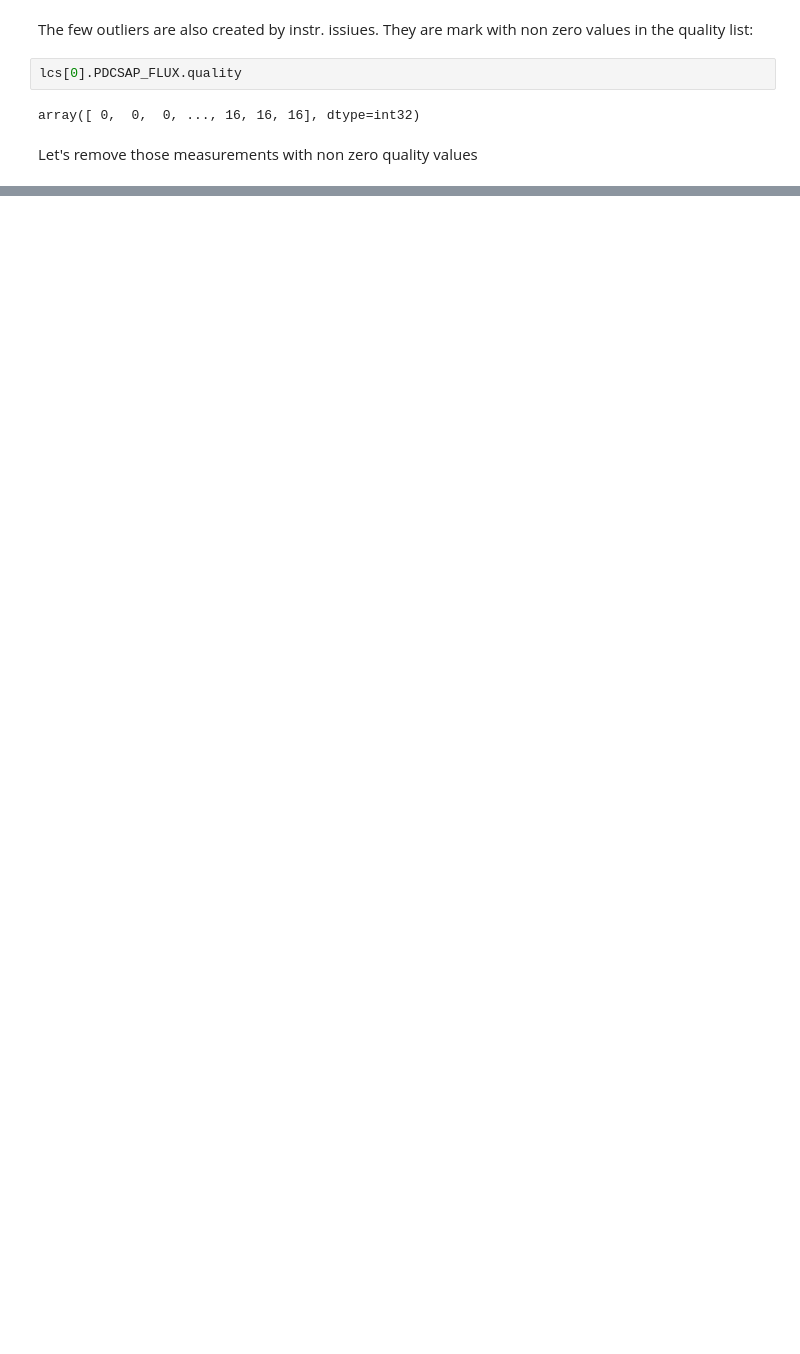
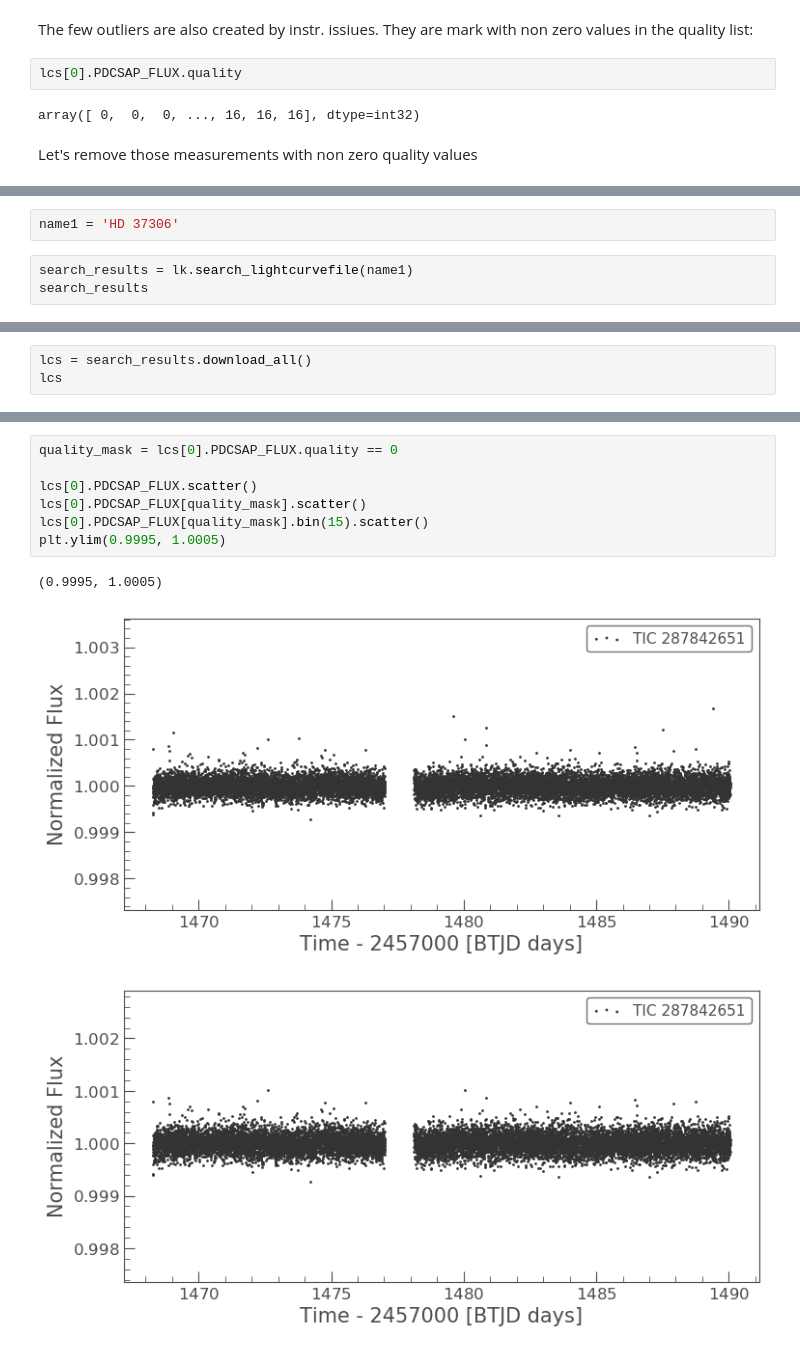
Before and after one commit to sebastian-zieba/exocomet_workshop, a Jupyter notebook: exocomet_workshop.ipynb, the cells around one changed output, grey strips where cells are left out. Saved outputs shown, nothing was run; the diff lists cells and outputs as text; blank space fills up the shorter version.

```diff
--- a/exocomet_workshop.ipynb
+++ b/exocomet_workshop.ipynb
@@ -289,0 +96,5 @@ len(lcs)
+# %%
+name1 = 'HD 37306'
+# %%
+search_results = lk.search_lightcurvefile(name1)
+search_results
@@ -289,0 +107,3 @@ len(lcs)
+# %%
+lcs = search_results.download_all()
+lcs
@@ -289,0 +117,11 @@ len(lcs)
+# %%
+quality_mask = lcs[0].PDCSAP_FLUX.quality == 0
+
+lcs[0].PDCSAP_FLUX.scatter()
+lcs[0].PDCSAP_FLUX[quality_mask].scatter()
+lcs[0].PDCSAP_FLUX[quality_mask].bin(15).scatter()
+plt.ylim(0.9995, 1.0005)
+# %% [output]
+(0.9995, 1.0005)
+[figure, added]
+[figure, added]
```
Also changed, not shown: parts of 78 cells of this notebook, 33 other files.
